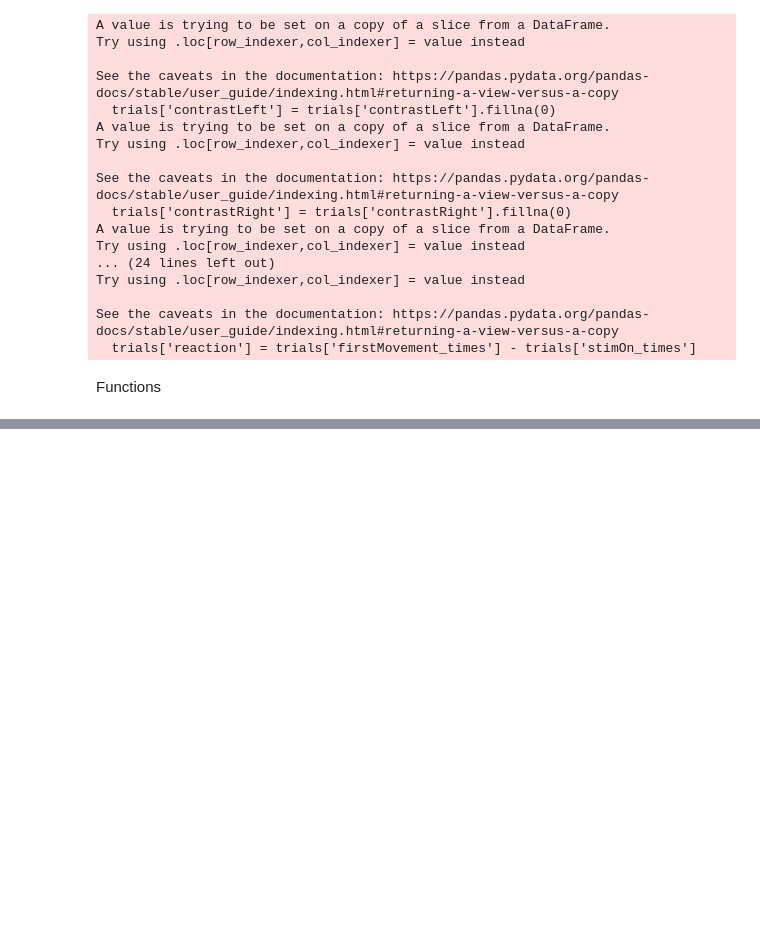
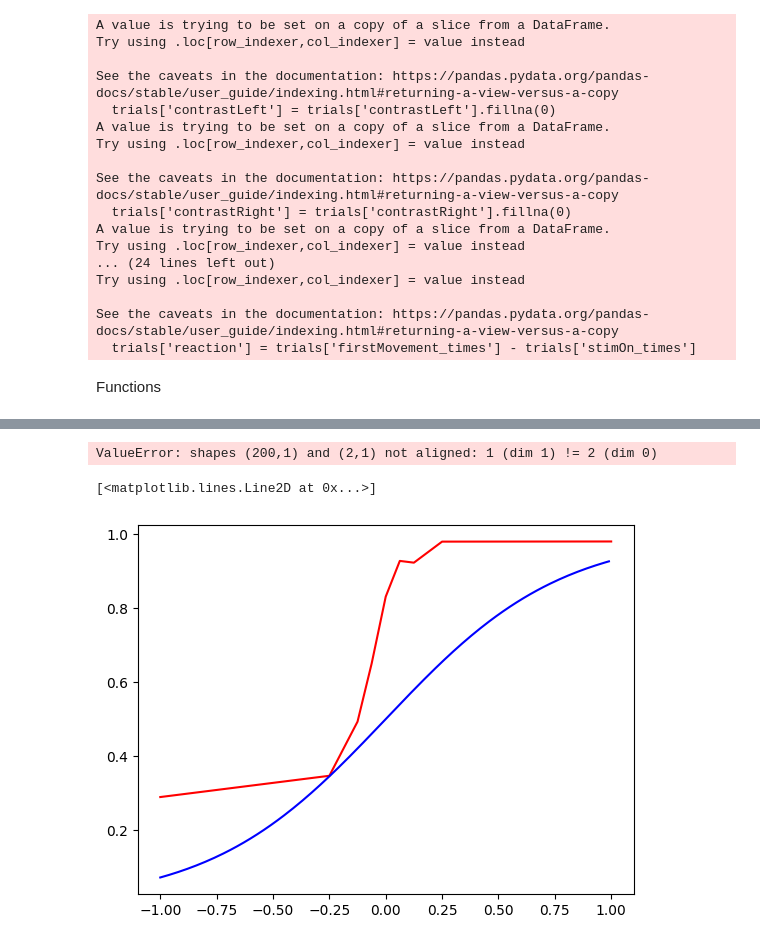
Before and after one commit to ineslaranjeira/representation_learning_variability, a Jupyter notebook: Models/BernoulliGLM/simple_logistic.ipynb, the cells around one changed output, grey strips where cells are left out. Cells and saved outputs as stored; diff of their text form; code cells hidden in the pictures; blank space fills up the shorter version.

```diff
--- a/Models/BernoulliGLM/simple_logistic.ipynb
+++ b/Models/BernoulliGLM/simple_logistic.ipynb
@@ -172,0 +240,16 @@ Text(0, 0.5, 'Cost')
+# %%
+
+x_data = mouse_example[['signed_contrast', 'choice']]
+x_data['past_choice'] = x_data['choice']
+x_data['past_choice'][1:] = x_data['choice'][0:-1]
+
+x_data = np.array(x_data[['signed_contrast', 'past_choice']])
+x_data = x_data[1:]
+
+y_data = np.array(mouse_example['choice'])
+y_data = [choice_mapping[old_choice] for old_choice in y_data]
+
+x_avg = np.unique(x_data)
+y_avg = np.zeros(len(x_avg)) * np.nan
+for s, stim in enumerate(x_avg):
+    y_avg[s] = np.mean(np.array(y_data)[np.where(x_data==stim)[0]])
@@ -172,0 +266,19 @@ Text(0, 0.5, 'Cost')
+# %%
+x_vector = np.arange(-1, 1, 0.01)
+x_model = np.c_[x_vector]
+#theta_learned = np.reshape(thetas, (len(thetas)))[-1]
+theta_learned = thetas[-1]
+y_model = logistic(x_model, theta_learned, intercept)
+
+x_avg_model = np.unique(x_model)
+y_avg_model = np.zeros(len(x_avg_model)) * np.nan
+for s, stim in enumerate(x_avg_model):
+    y_avg_model[s] = np.mean(np.array(y_model)[np.where(x_vector==stim)[0]])
+# %% [output]
+ValueError: shapes (200,1) and (2,1) not aligned: 1 (dim 1) != 2 (dim 0)
+# %%
+plt.plot(x_avg, y_avg, color='red', label='Data')
+plt.plot(x_avg_model, y_avg_model, color='blue', label='Model')
+# %% [output]
+[<matplotlib.lines.Line2D at 0x...>]
+[figure, added]
```
Also changed, not shown: parts of 16 cells of this notebook, 11 other files.
